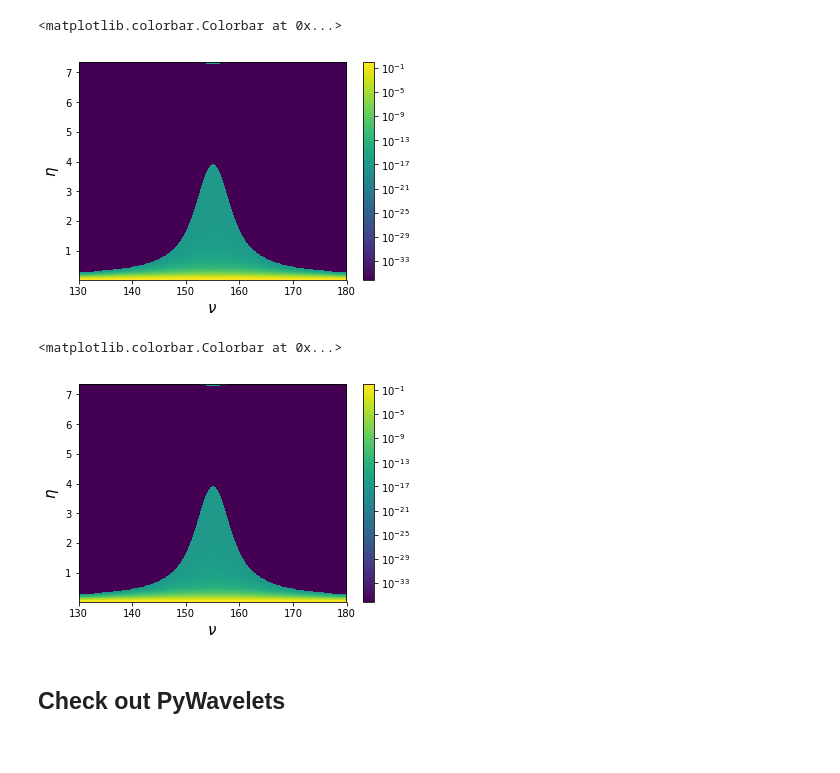
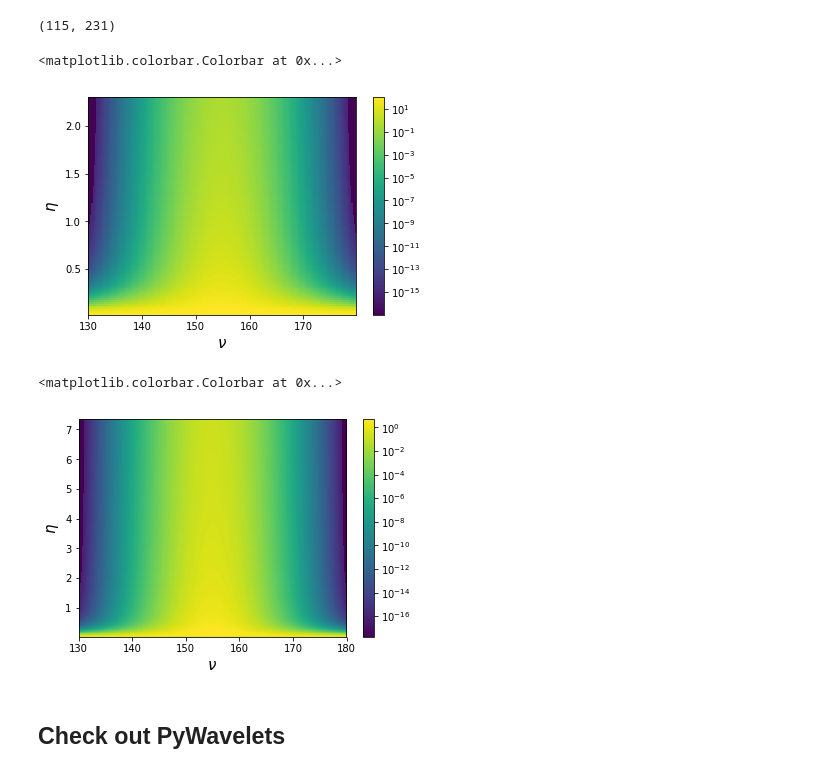
Before and after one commit to binnietom/py21cmmc_wv-1, a Jupyter notebook: devel/test_wavelet_transform.ipynb, the cells around one changed output. Drawn from its saved outputs; the diff is of its cells as text; code cells hidden in the pictures.

```diff
--- a/devel/test_wavelet_transform.ipynb
+++ b/devel/test_wavelet_transform.ipynb
@@ -8,11 +16,12 @@ from matplotlib.colors import LogNorm
 # %%
 bw = 50.0
 numin = 130.0
-N = 736
+N = 231
+Nuv = 25
 nu = np.arange(N) * bw/N + numin
 mid = (nu[0] + nu[-1])/2
 
-spectrum = np.exp(-(nu-mid)**2/ (2*4.0**2))
-#spectrum = np.repeat(spectrum, 100).reshape((len(spectrum), 100)).T
+spectrum = np.exp(-(nu-mid)**2/ (2*4.0**2)) + 0j
+spectrum = np.outer(spectrum, np.ones(25*25)).reshape((len(spectrum), 25, 25))
 # %%
 %timeit morlet.morlet_transform_c(spectrum, nu, convergence_extent=10)
@@ -24,18 +32,34 @@ spectrum = np.exp(-(nu-mid)**2/ (2*4.0**2))
 trns, f, _ = morlet.morlet_transform(spectrum, nu)
 trns = np.abs(trns)**2
 # %%
-trnsc, f, _ = morlet.morlet_transform_c(spectrum, nu, convergence_extent=10)
+trnsc, f, _ = morlet.morlet_transform_c(spectrum, nu, convergence_extent=10, nthreads=None)
 trnsc = np.abs(trnsc)**2
+# %%
+mps, f, _ = LikelihoodWaveletsMorlet.compute_wavelets(spectrum, )
+# %%
+# Determine a nice number of bins.
+bins = None
+if bins is None:
+    bins = int((np.product(spectrum.shape[1:]) * len(f)) ** (1. / 3.) / 2.2)
+
+# And angularly average
+wvlts, k = angular_average_nd(
+    trnsc.transpose((2, 3, 0, 1)),
+    list(kperp) + [kpar, lightcone.lightcone_coords],
+    n=3, bins=bins, bin_ave=False, get_variance=False
+)
+# %% [output]
+(115, 231)
 # %%
-plt.imshow(trnsc.T, origin='lower', extent=(nu.min(), nu.max(), f.min(), f.max()), aspect='auto', norm=LogNorm())
+plt.imshow(trnsc, origin='lower', extent=(nu.min(), nu.max(), f.min(), f.max()), aspect='auto', norm=LogNorm())
 # plt.yscale('log')
 
 plt.xlabel(r"$\nu$", fontsize=15)
 plt.ylabel(r"$\eta$", fontsize=15)
 plt.colorbar()
 # %% [output]
 <matplotlib.colorbar.Colorbar at 0x...>
-[figure, old version]
+[figure, new version]
 # %%
 plt.imshow(trns.T, origin='lower', extent=(nu.min(), nu.max(), f.min(), f.max()), aspect='auto', norm=LogNorm())
 # plt.yscale('log')
@@ -45,7 +69,7 @@ plt.ylabel(r"$\eta$", fontsize=15)
 plt.colorbar()
 # %% [output]
 <matplotlib.colorbar.Colorbar at 0x...>
-[figure, old version]
+[figure, new version]
 # %% [markdown]
 ## Check out PyWavelets
 # %%
```
Also changed, not shown: parts of 7 cells of this notebook, 5 other files.
